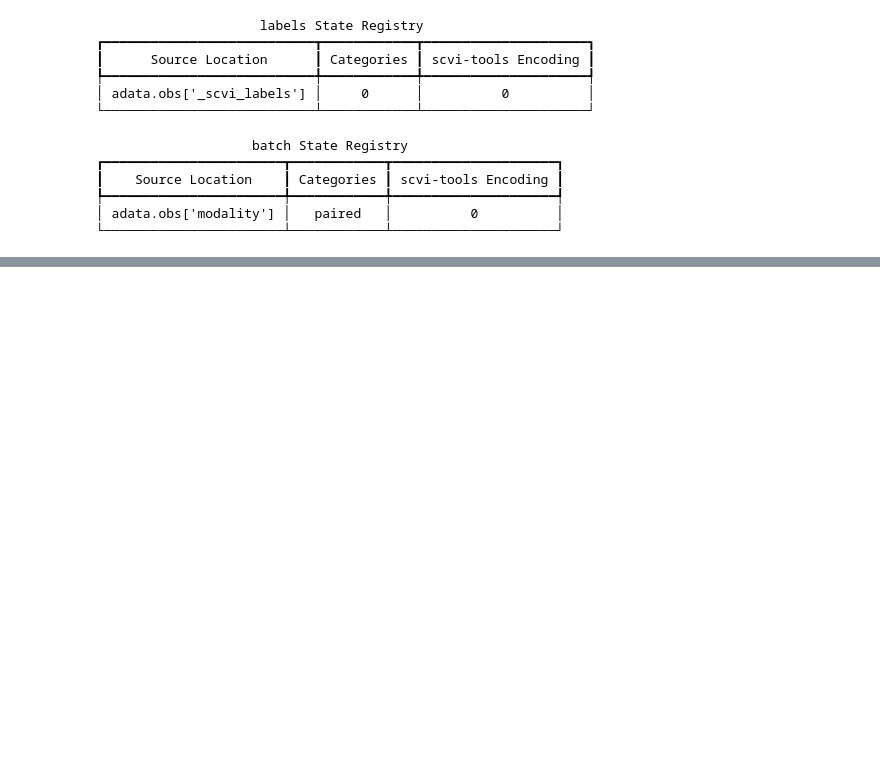
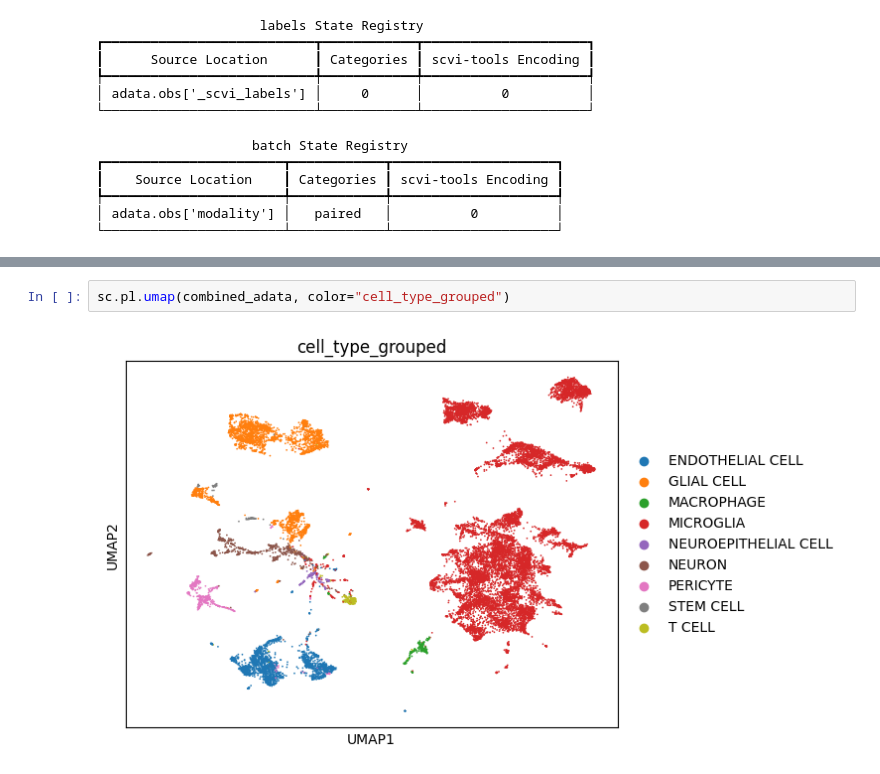
Before and after one commit to smritivaidyanathan/multivi_tools_splicing, a Jupyter notebook: multi_vi_splice_notebook.ipynb, the cells around one changed output, grey strips where cells are left out. Drawn from its saved outputs; the diff is of its cells as text; blank space fills up the shorter version.

```diff
--- a/multi_vi_splice_notebook.ipynb
+++ b/multi_vi_splice_notebook.ipynb
@@ -135,0 +169,4 @@ NameError: name 'exit' is not defined
+# %%
+sc.pl.umap(combined_adata, color="cell_type_grouped")
+# %% [output]
+[figure, added]
```
Also changed, not shown: parts of 9 cells of this notebook.
